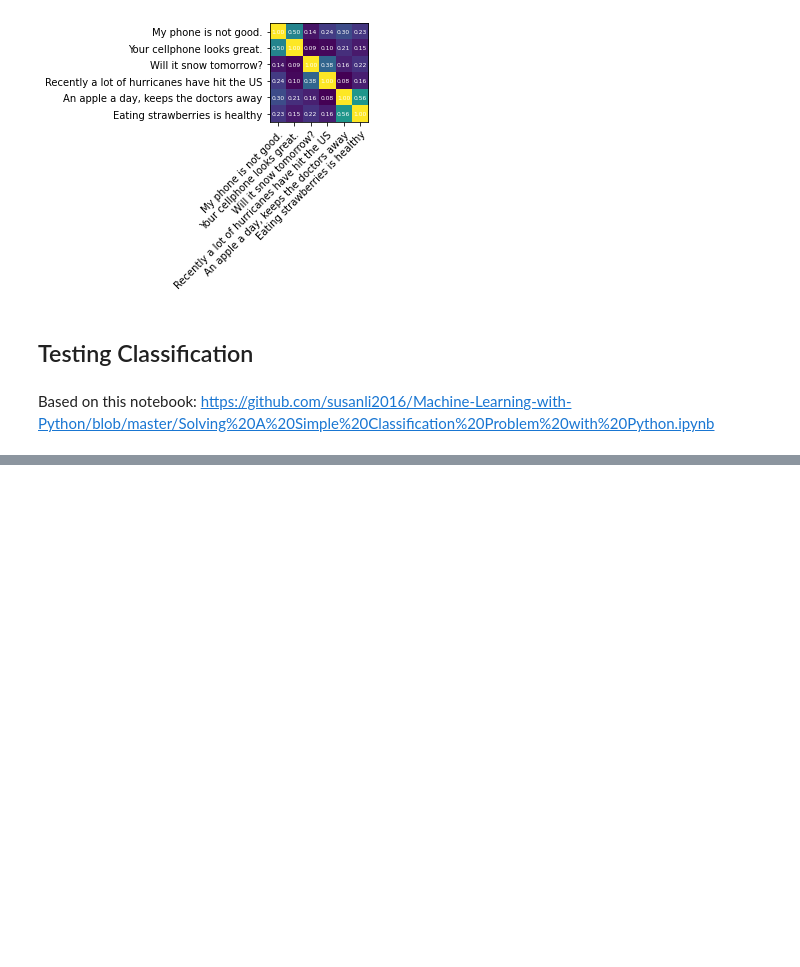
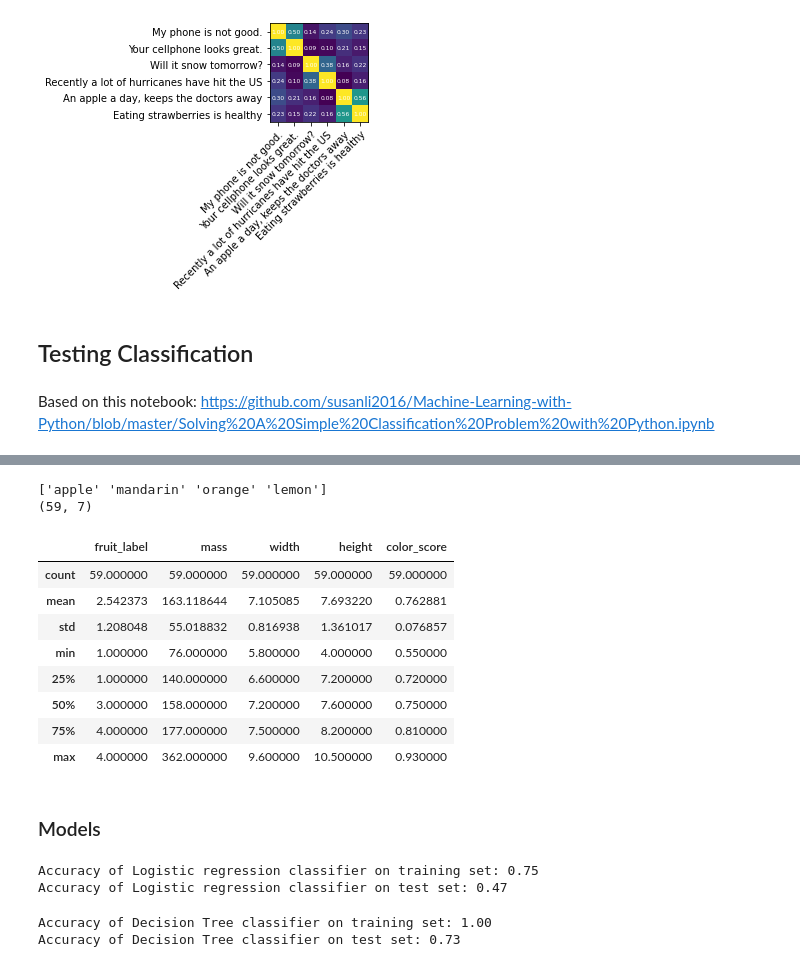
Before and after one commit to chriskok/zhen-app, a Jupyter notebook: rec_tests/text_similarity.ipynb, the cells around one changed output, grey strips where cells are left out. Cells and saved outputs as stored; diff of their text form; code cells hidden in the pictures; blank space fills up the shorter version.

```diff
--- a/rec_tests/text_similarity.ipynb
+++ b/rec_tests/text_similarity.ipynb
@@ -90,0 +96,16 @@ FileNotFoundError: [Errno 2] No such file or directory: 'fruits.txt'
+# %%
+print(fruits['fruit_name'].unique())
+print(fruits.shape)
+fruits.describe()
+# %% [output]
+['apple' 'mandarin' 'orange' 'lemon']
+(59, 7)
+|  | fruit_label | mass | width | height | color_score |
+| count | 59.000000 | 59.000000 | 59.000000 | 59.000000 | 59.000000 |
+| mean | 2.542373 | 163.118644 | 7.105085 | 7.693220 | 0.762881 |
+| std | 1.208048 | 55.018832 | 0.816938 | 1.361017 | 0.076857 |
+| min | 1.000000 | 76.000000 | 5.800000 | 4.000000 | 0.550000 |
+| 25% | 1.000000 | 140.000000 | 6.600000 | 7.200000 | 0.720000 |
+| 50% | 3.000000 | 158.000000 | 7.200000 | 7.600000 | 0.750000 |
+| 75% | 4.000000 | 177.000000 | 7.500000 | 8.200000 | 0.810000 |
+| max | 4.000000 | 362.000000 | 9.600000 | 10.500000 | 0.930000 |
@@ -90,0 +127,27 @@ FileNotFoundError: [Errno 2] No such file or directory: 'fruits.txt'
+# %% [markdown]
+### Models
+# %%
+from sklearn.linear_model import LogisticRegression
+
+logreg = LogisticRegression()
+logreg.fit(X_train, y_train)
+
+print('Accuracy of Logistic regression classifier on training set: {:.2f}'
+     .format(logreg.score(X_train, y_train)))
+print('Accuracy of Logistic regression classifier on test set: {:.2f}'
+     .format(logreg.score(X_test, y_test)))
+# %% [output]
+Accuracy of Logistic regression classifier on training set: 0.75
+Accuracy of Logistic regression classifier on test set: 0.47
+# %%
+from sklearn.tree import DecisionTreeClassifier
+
+clf = DecisionTreeClassifier().fit(X_train, y_train)
+
+print('Accuracy of Decision Tree classifier on training set: {:.2f}'
+     .format(clf.score(X_train, y_train)))
+print('Accuracy of Decision Tree classifier on test set: {:.2f}'
+     .format(clf.score(X_test, y_test)))
+# %% [output]
+Accuracy of Decision Tree classifier on training set: 1.00
+Accuracy of Decision Tree classifier on test set: 0.73
```
Also changed, not shown: parts of 8 cells of this notebook.
